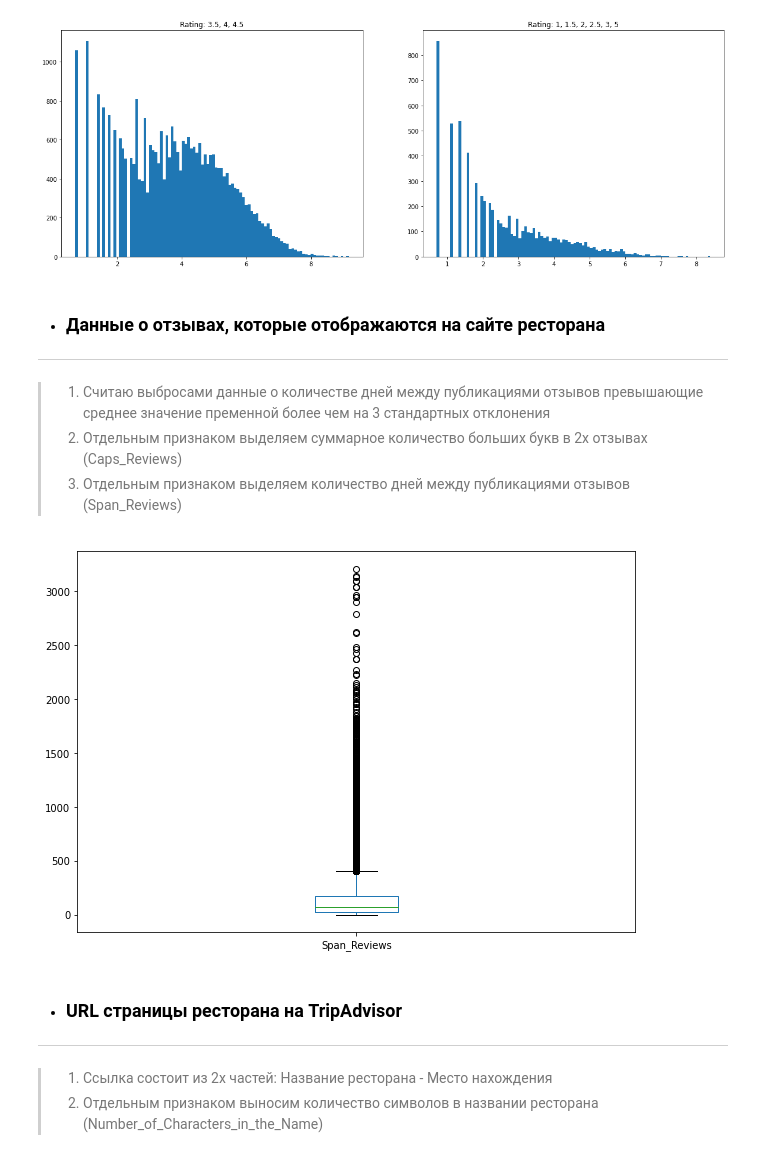
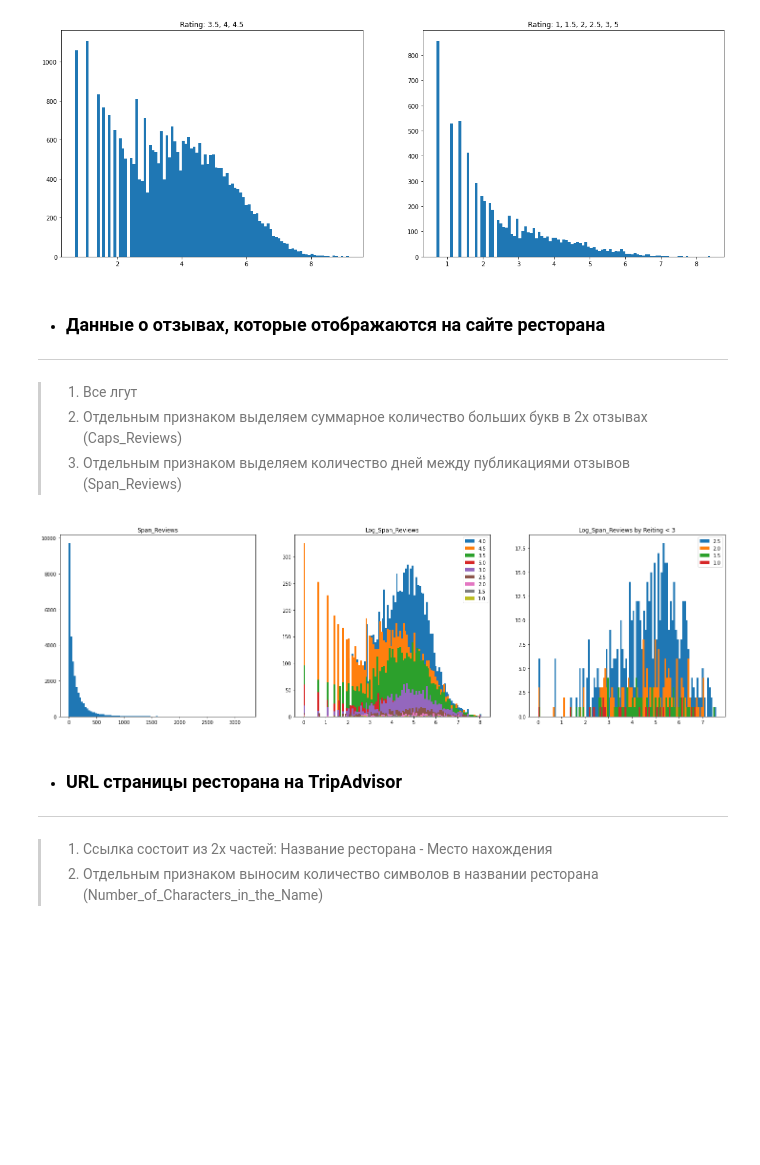
Before and after one commit to dzmitry-dp/project_zero, a Jupyter notebook: module_3/model.ipynb, the cells around one changed output. Drawn from its saved outputs; the diff is of its cells as text; code cells hidden in the pictures; blank space fills up the shorter version.

```diff
--- a/module_3/model.ipynb
+++ b/module_3/model.ipynb
@@ -305,7 +304,7 @@ plt.show()
 # %% [markdown]
 - ### Данные о отзывах, которые отображаются на сайте ресторана
 ---
-> 1. Cчитаю выбросами данные о количестве дней между публикациями отзывов превышающие среднее значение пременной более чем на 3 стандартных отклонения
+> 1. Все лгут
 > 2. Отдельным признаком выделяем суммарное количество больших букв в 2х отзывах (Caps_Reviews)
 > 3. Отдельным признаком выделяем количество дней между публикациями отзывов (Span_Reviews)
 # %%
@@ -341,13 +340,37 @@ def get_days_between_reviews(span_date):
 # время в сутках между публикациями отзывов
 df['Span_Reviews'] = df['First_Reviews_Date'] - df['Second_Reviews_Date']
 df['Span_Reviews'] = df['Span_Reviews'].apply(get_days_between_reviews)
-# %%
-# максимальное количество дней 3207 между отзывами
-# на общем фоне
-df['Span_Reviews'].plot.box()
-plt.show()
-# %% [output]
-[figure, removed]
+# %%
+fig, ax = plt.subplots(nrows=1, ncols=3, figsize=(25,7))
+
+# смотрим на распределение Span_Reviews
+ax[0].set_title('Span_Reviews')
+ax[0].hist(df['Span_Reviews'], bins=100)
+
+
+log_span_reviews = np.log(df['Span_Reviews'][(df['Span_Reviews'] != 0) & (~pd.isna(df['Span_Reviews']))])
+rating_counts = df['Rating'][~df['Reviews'].isna()]
+
+# изобразим прологорифмированное распределение по рейтингу
+ax[1].set_title('Log_Span_Reviews')
+for rating in rating_counts.value_counts().index:
+    ax[1].hist(log_span_reviews.loc[log_span_reviews.index.intersection(rating_counts[rating_counts == rating].index)],
+               bins=100,
+               label=str(rating))
+    ax[1].legend()
+
+# верить никому нельзя
+# адекватное время между отзывами будет у ресторанов с рейтингом < 3
+ax[2].set_title('Log_Span_Reviews by Reiting < 3')
+for rating in rating_counts.value_counts().index:
+    if rating < 3:
+        ax[2].hist(log_span_reviews.loc[log_span_reviews.index.intersection(rating_counts[rating_counts == rating].index)],
+                   bins=100,
+                   label=str(rating))
+        ax[2].legend()
+plt.show()
+# %% [output]
+[figure, added]
 # %% [markdown]
 - ### URL страницы ресторана на TripAdvisor
 ---
```
Also changed, not shown: parts of 2 cells of this notebook, 1 other file.
